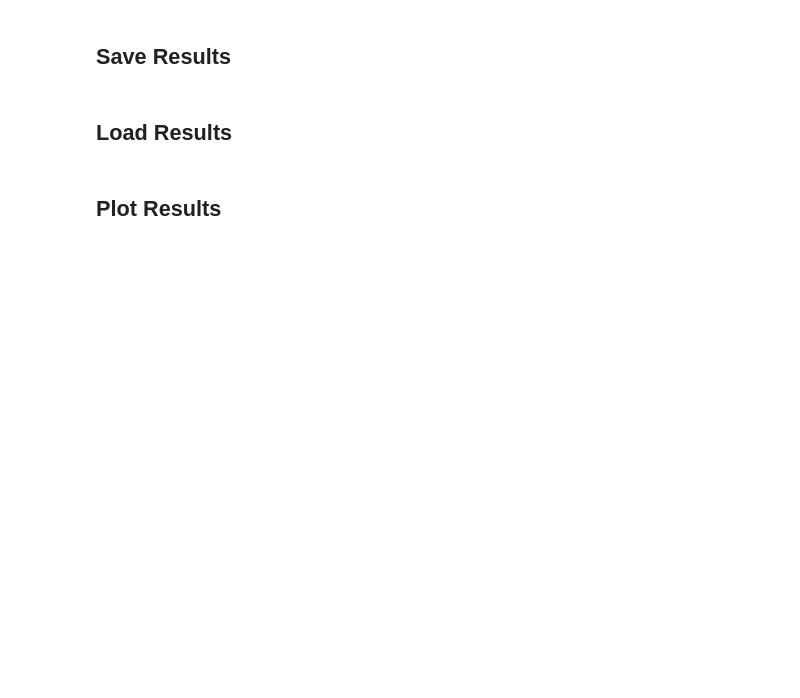
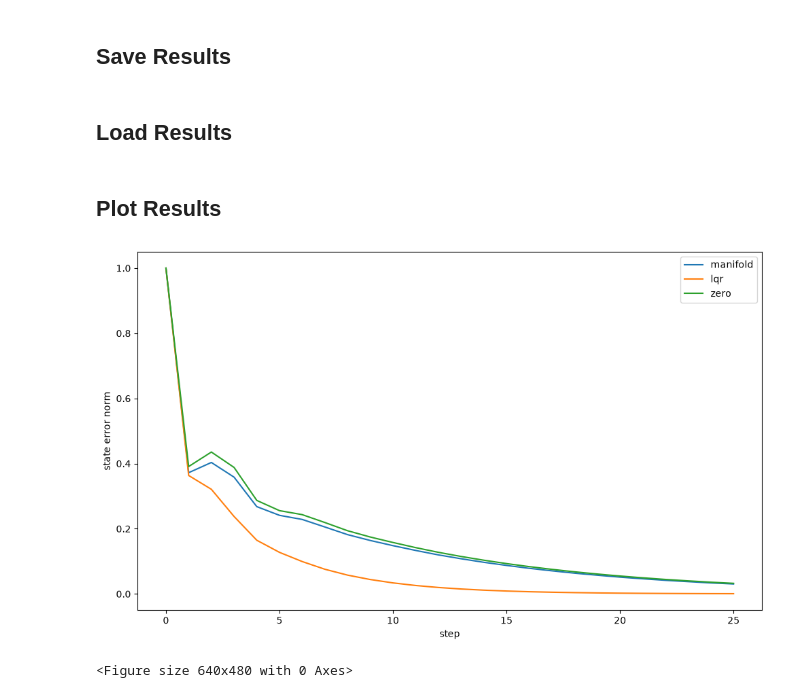
Before and after one commit to ab126/koopman, a Jupyter notebook: linear_system_mc.ipynb, the cells around one changed output. Cells and saved outputs as stored; diff of their text form; code cells hidden in the pictures; blank space fills up the shorter version.

```diff
--- a/linear_system_mc.ipynb
+++ b/linear_system_mc.ipynb
@@ -13,11 +13,12 @@ spectral_radius = 0.9
 seed=234
 
 x0 = np.zeros(x_dim)
+x0[0] = 1.0
 x_ref = np.zeros(x_dim)
 u_ref = np.zeros(u_dim)
 
-Q = torch.eye(x_dim, device=device)
-R = torch.eye(u_dim, device=device)
+Q = np.eye(x_dim)
+R = np.eye(u_dim)
 x_ref_t = torch.tensor(x_ref, dtype=torch.float32, device=device)
 u_ref_t = torch.tensor(u_ref, dtype=torch.float32, device=device)
 
@@ -84,7 +85,7 @@ importlib.reload(src.manifold_control)
 # %%
 from pathlib import Path
 
-alpha_dim = 16
+alpha_dim = 14
 hidden_dims = [64, 64]
 epochs = 100
 max_iter = 1000
@@ -147,9 +148,7 @@ decoder = load_decoder(
 # %% [markdown]
 # Solve the Control problem
 # %%
-x_ref = np.zeros(x_dim)
-u_ref = np.zeros(u_dim)
-lambda_theta = 1.0
+lambda_theta = 1e1
 lambda_curvature = 1.0
 solve_lr = 1e-3
 u_max = 100.0
@@ -285,5 +290,37 @@ np.savez(
 )
 # %% [markdown]
 ## Load Results
+# %%
+with np.load(results_path) as data:
+    A = data["A"]
+    B = data["B"]
+    x0 = data["x0"]
+    x_ref = data["x_ref"]
+    X_mani = data["X_manifold"]
+    U_mani = data["U_manifold"]
+    X_lqr = data["X_lqr"]
+    U_lqr = data["U_lqr"]
+    X_zero = data["X_zero"]
+    U_zero = data["U_zero"]
 # %% [markdown]
 ## Plot Results
+# %%
+import matplotlib.pyplot as plt
+
+t = np.arange(sim_steps + 1)
+
+plt.figure(figsize=(10, 6))
+plt.plot(t, np.linalg.norm(X_mani - x_ref.reshape(-1, 1), axis=0), label="manifold")
+plt.plot(t, np.linalg.norm(X_lqr - x_ref.reshape(-1, 1), axis=0), label="lqr")
+plt.plot(t, np.linalg.norm(X_zero - x_ref.reshape(-1, 1), axis=0), label="zero")
+plt.xlabel("step")
+plt.ylabel("state error norm")
+plt.legend()
+plt.tight_layout()
+plt.show()
+
+plot_path.parent.mkdir(parents=True, exist_ok=True)
+plt.savefig(plot_path)
+# %% [output]
+[figure, added]
+<Figure size 640x480 with 0 Axes>
```
Also changed, not shown: parts of 5 cells of this notebook, 4 other files.
